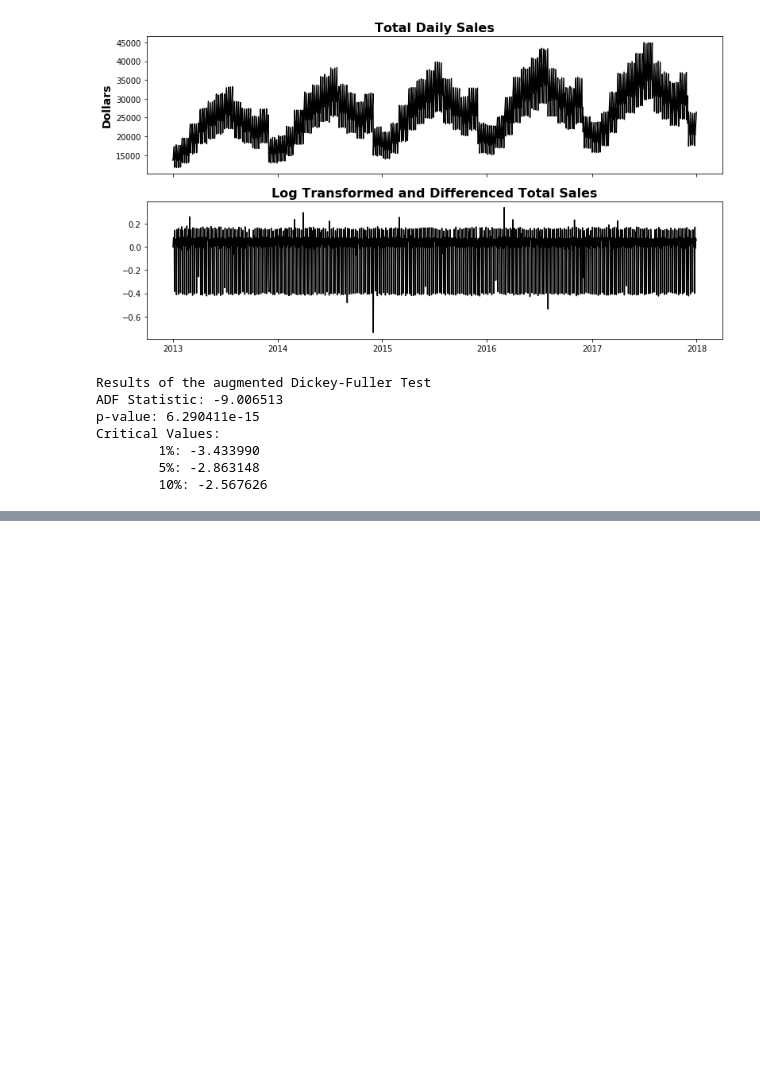
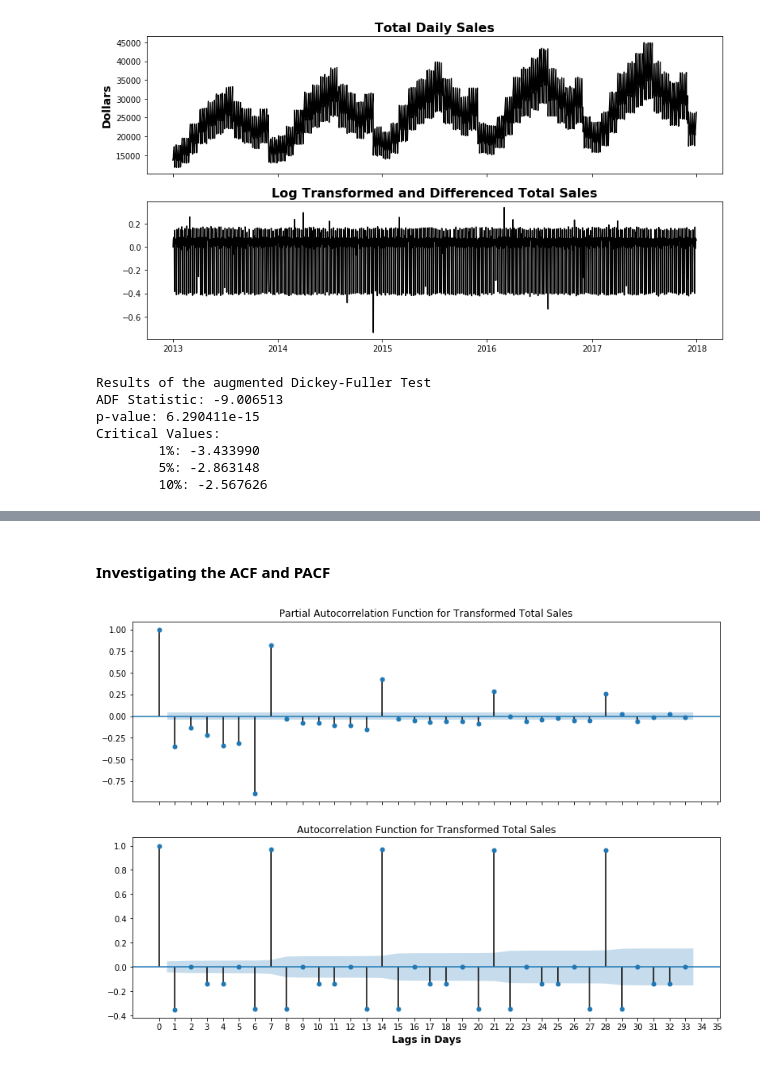
Before and after one commit to sanjeevgadre/Kaggle-Time-Series, a Jupyter notebook: EDA.ipynb, the cells around one changed output, grey strips where cells are left out. Saved outputs shown, nothing was run; the diff lists cells and outputs as text; code cells hidden in the pictures; blank space fills up the shorter version.

```diff
--- a/EDA.ipynb
+++ b/EDA.ipynb
@@ -280,15 +285,15 @@ ax1.plot(tot_sls.index, tot_sls, color = 'black')
 ax1.set_title('Total Daily Sales', fontsize = 16, fontweight = 'bold')
 ax1.set_ylabel('Dollars', fontsize = 14, fontweight = 'bold')
 
-
-
 tot_sls_trans = np.log(tot_sls).diff()
 ax2.plot(tot_sls_trans.index, tot_sls_trans, color = 'black')
 ax2.set_title('Log Transformed and Differenced Total Sales', fontsize = 16, fontweight = 'bold')
 
 plt.show()
 
-result = adfuller(tot_sls_trans[1:])  # The first element of a diff series is a NaN
+tot_sls_trans = tot_sls_trans[1:] # The first element of a diff series is a NaN and is dropped
+
+result = adfuller(tot_sls_trans)
 print('Results of the augmented Dickey-Fuller Test')
 print('ADF Statistic: %f' % result[0])
 print('p-value: %e' % result[1])
@@ -319,15 +311,0 @@ plt.show()
-# %%
-fig, (ax1, ax2) = plt.subplots(nrows = 2, sharex = True, figsize = (13, 7))
-
-tot_sls = train.groupby(by = 'date')['sales'].sum()
-tot_sls = tot_sls[:30]
-ax1.plot(tot_sls.index, tot_sls, color = 'black')
-ax1.set_title('Total Daily Sales', fontsize = 16, fontweight = 'bold')
-ax1.set_ylabel('Dollars', fontsize = 14, fontweight = 'bold')
-
-'''tot_sls_trans = np.log(tot_sls).diff()
-tot_sls_trans = tot_sls_trans[:21]
-ax2.plot(tot_sls_trans.index, tot_sls_trans, color = 'black')
-ax2.set_title('Log Transformed and Differenced Total Sales', fontsize = 16, fontweight = 'bold')'''
-
-plt.show()
@@ -335,0 +319,18 @@ plt.show()
+# %% [markdown]
+#### Investigating the ACF and PACF
+# %%
+fig, (ax1, ax2) = plt.subplots(nrows = 2, figsize = (13, 9), sharex = True)
+
+tsaplots.plot_pacf(tot_sls_trans, ax = ax1,
+                   title = 'Partial Autocorrelation Function for Transformed Total Sales')
+
+tsaplots.plot_acf(tot_sls_trans, ax = ax2,
+                  title = 'Autocorrelation Function for Transformed Total Sales')
+ax2.set_xticks(np.arange(0, 36))
+ax2.set_xlabel('Lags in Days', fontsize = '12', fontweight = 'bold')
+
+
+
+plt.show()
+# %% [output]
+[figure, added]
```
Also changed, not shown: parts of 15 cells of this notebook.
